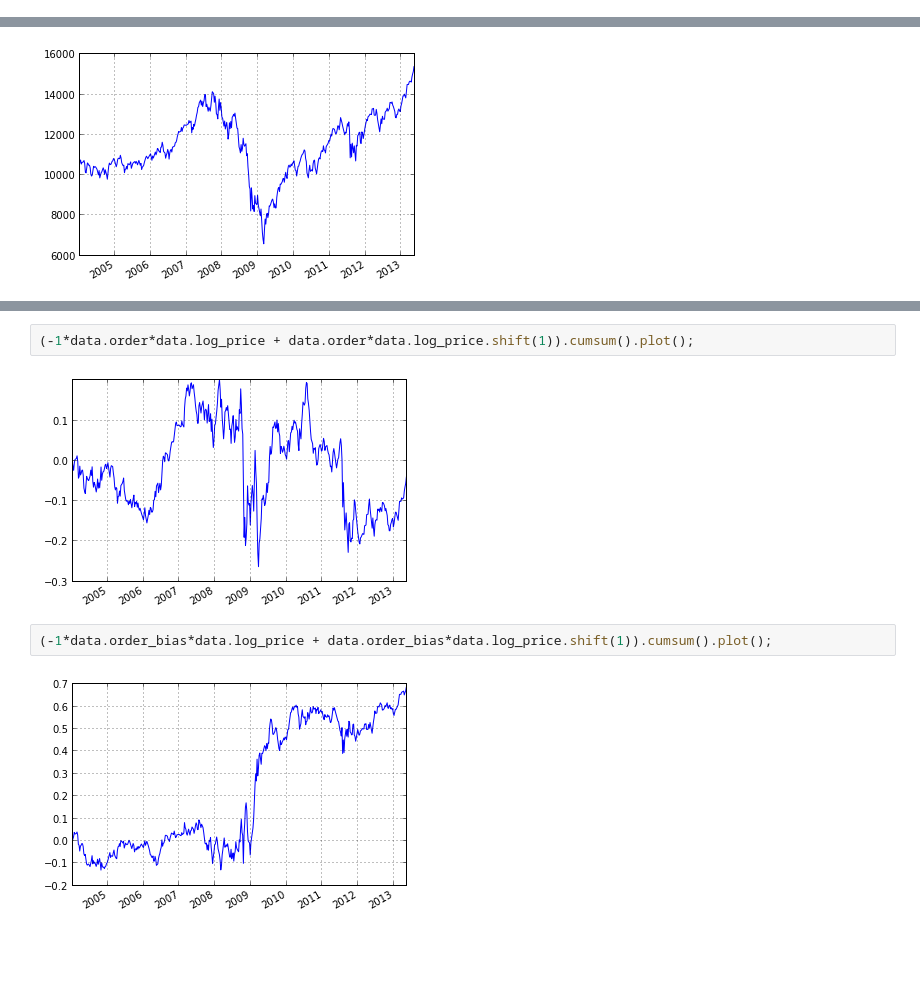
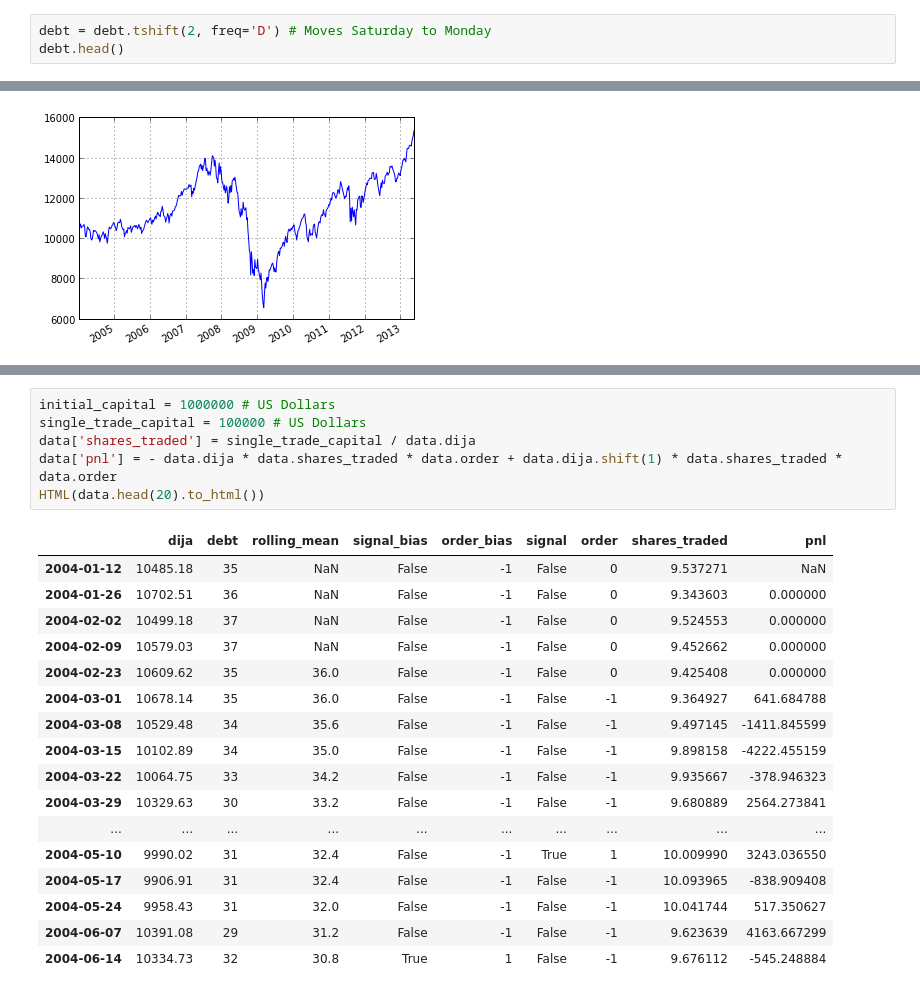
Before and after one commit to twiecki/replicate_google_trends, a Jupyter notebook: goog_repl.ipynb, the cells around one changed output, grey strips where cells are left out. Drawn from its saved outputs; the diff is of its cells as text; blank space fills up the shorter version.

```diff
--- a/goog_repl.ipynb
+++ b/goog_repl.ipynb
@@ -8,0 +13,3 @@ debt.index = debt.index.to_datetime()
+# %%
+debt = debt.tshift(2, freq='D') # Moves Saturday to Monday
+debt.head()
@@ -38,8 +90,24 @@ data['order'][data.signal == False] = -1
-# %%
-(-1*data.order*data.log_price + data.order*data.log_price.shift(1)).cumsum().plot();
-# %% [output]
-[figure, removed]
-# %%
-(-1*data.order_bias*data.log_price + data.order_bias*data.log_price.shift(1)).cumsum().plot();
-# %% [output]
-[figure, removed]
+# %%
+initial_capital = 1000000 # US Dollars
+single_trade_capital = 100000 # US Dollars
+data['shares_traded'] = single_trade_capital / data.dija
+data['pnl'] = - data.dija * data.shares_traded * data.order + data.dija.shift(1) * data.shares_traded * data.order
+HTML(data.head(20).to_html())
+# %% [output]
+|  | dija | debt | rolling_mean | signal_bias | order_bias | signal | order | shares_traded | pnl |
+| 2004-01-12 | 10485.18 | 35 | NaN | False | -1 | False | 0 | 9.537271 | NaN |
+| 2004-01-26 | 10702.51 | 36 | NaN | False | -1 | False | 0 | 9.343603 | 0.000000 |
+| 2004-02-02 | 10499.18 | 37 | NaN | False | -1 | False | 0 | 9.524553 | 0.000000 |
+| 2004-02-09 | 10579.03 | 37 | NaN | False | -1 | False | 0 | 9.452662 | 0.000000 |
+| 2004-02-23 | 10609.62 | 35 | 36.0 | False | -1 | False | 0 | 9.425408 | 0.000000 |
+| 2004-03-01 | 10678.14 | 35 | 36.0 | False | -1 | False | -1 | 9.364927 | 641.684788 |
+| 2004-03-08 | 10529.48 | 34 | 35.6 | False | -1 | False | -1 | 9.497145 | -1411.845599 |
+| 2004-03-15 | 10102.89 | 34 | 35.0 | False | -1 | False | -1 | 9.898158 | -4222.455159 |
+| 2004-03-22 | 10064.75 | 33 | 34.2 | False | -1 | False | -1 | 9.935667 | -378.946323 |
+| 2004-03-29 | 10329.63 | 30 | 33.2 | False | -1 | False | -1 | 9.680889 | 2564.273841 |
+| ... | ... | ... | ... | ... | ... | ... | ... | ... | ... |
+| 2004-05-10 | 9990.02 | 31 | 32.4 | False | -1 | True | 1 | 10.009990 | 3243.036550 |
+| 2004-05-17 | 9906.91 | 31 | 32.4 | False | -1 | False | -1 | 10.093965 | -838.909408 |
+| 2004-05-24 | 9958.43 | 31 | 32.0 | False | -1 | False | -1 | 10.041744 | 517.350627 |
+| 2004-06-07 | 10391.08 | 29 | 31.2 | False | -1 | False | -1 | 9.623639 | 4163.667299 |
+| 2004-06-14 | 10334.73 | 32 | 30.8 | True | 1 | False | -1 | 9.676112 | -545.248884 |
```
Also changed, not shown: parts of 9 cells of this notebook, 1 other file.
